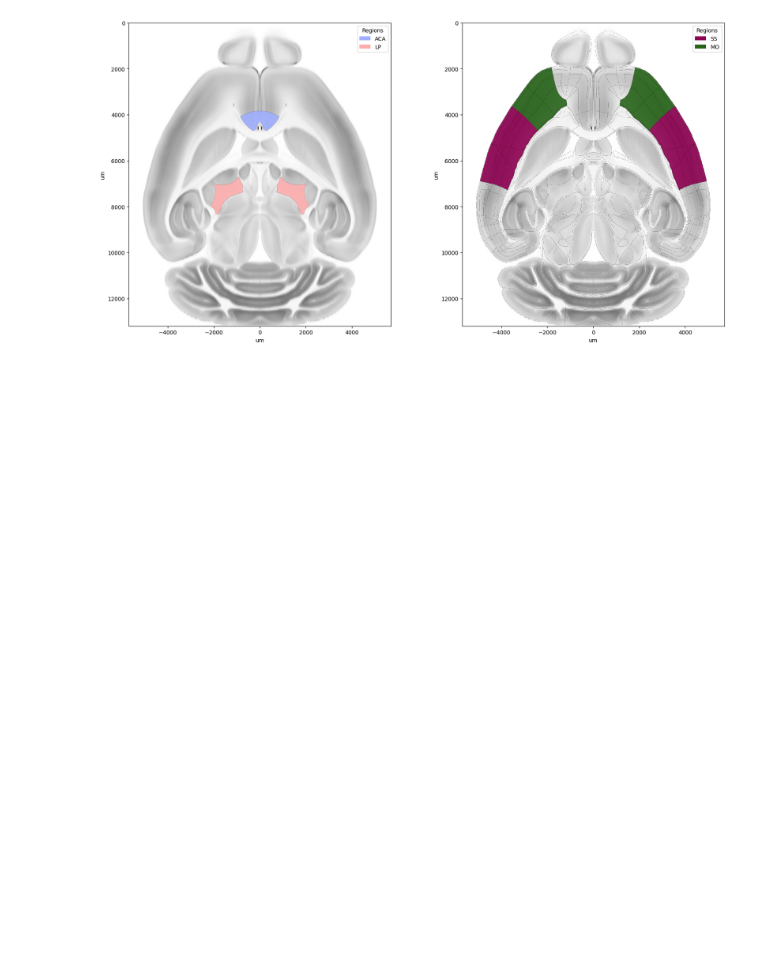
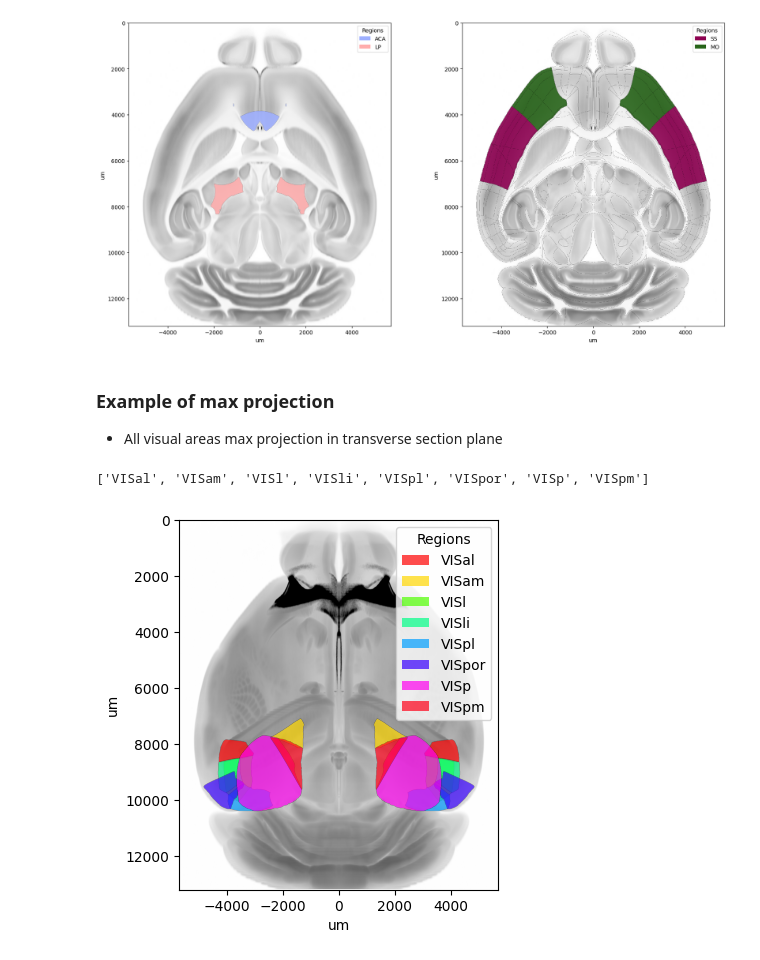
Before and after one commit to ytsimon2004/neuralib, a Jupyter notebook: doc/source/notebooks/example_slice_view.ipynb, the cells around one changed output. Saved outputs shown, nothing was run; the diff lists cells and outputs as text; code cells hidden in the pictures; blank space fills up the shorter version.

```diff
--- a/doc/source/notebooks/example_slice_view.ipynb
+++ b/doc/source/notebooks/example_slice_view.ipynb
@@ -73,3 +72,16 @@ plane.plot(ax=ax[0], annotation_region=['ACA', 'LP'])
 plane.plot(ax=ax[1], annotation_region=['SS', 'MO'], annotation_cmap='PiYG', boundaries=True)
 # %% [output]
 [figure]
+# %% [markdown]
+### Example of max projection
+- All visual areas max projection in transverse section plane
+# %%
+view = load_slice_view('reference', plane_type='transverse', resolution=10)
+
+_, ax = plt.subplots()
+regions = get_children('VIS')
+print(regions)
+view.plot_max_projection(ax, annotation_regions=regions)
+# %% [output]
+['VISal', 'VISam', 'VISl', 'VISli', 'VISpl', 'VISpor', 'VISp', 'VISpm']
+[figure, added]
```
Also changed, not shown: parts of 2 cells of this notebook, 15 other files.
